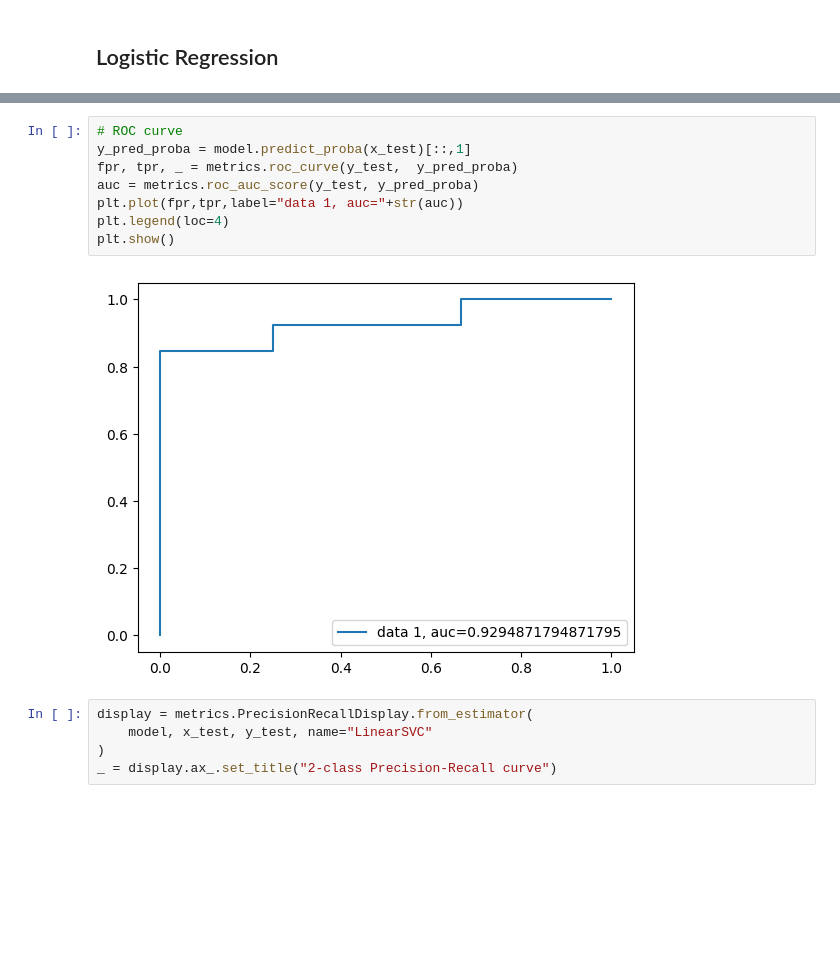
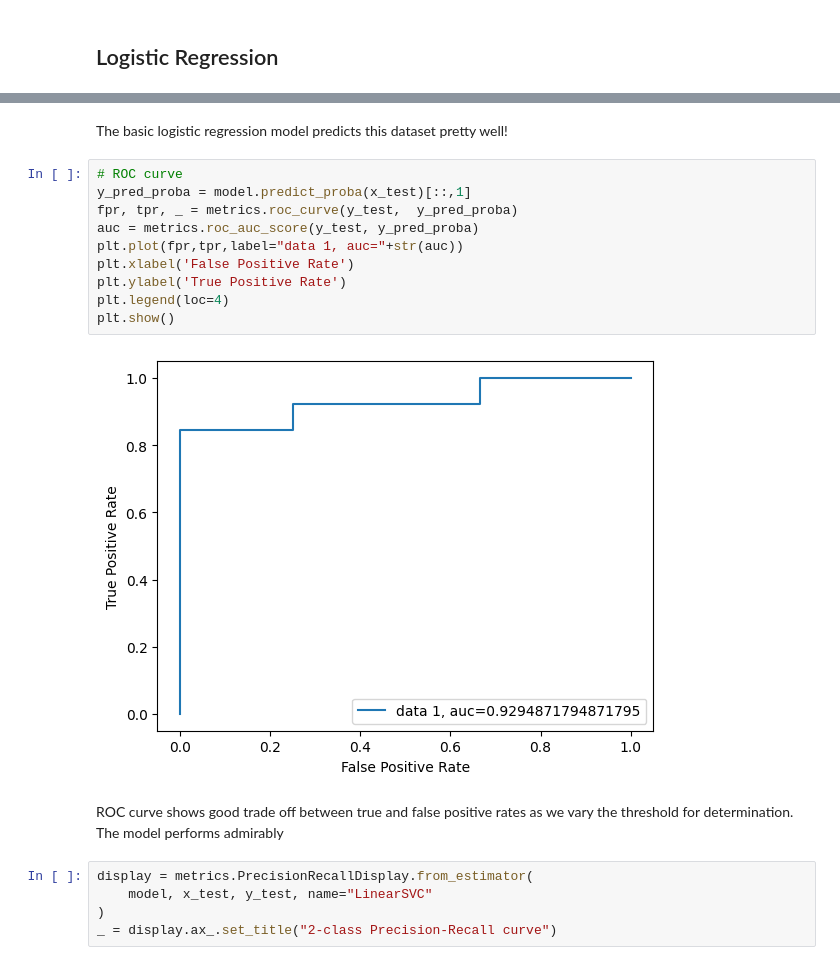
Before and after one commit to mattbevenour/Kodaiya, a Jupyter notebook: model.ipynb, the cells around one changed output, grey strips where cells are left out. Saved outputs shown, nothing was run; the diff lists cells and outputs as text; blank space fills up the shorter version.

```diff
--- a/model.ipynb
+++ b/model.ipynb
@@ -74,16 +77,22 @@ plt.xlabel('Predicted label')
 # %% [output]
 Text(0.5, 427.9555555555555, 'Predicted label')
 [figure]
+# %% [markdown]
+The basic logistic regression model predicts this dataset pretty well!
 # %%
 # ROC curve
 y_pred_proba = model.predict_proba(x_test)[::,1]
 fpr, tpr, _ = metrics.roc_curve(y_test,  y_pred_proba)
 auc = metrics.roc_auc_score(y_test, y_pred_proba)
 plt.plot(fpr,tpr,label="data 1, auc="+str(auc))
+plt.xlabel('False Positive Rate')
+plt.ylabel('True Positive Rate')
 plt.legend(loc=4)
 plt.show()
 # %% [output]
-[figure, old version]
+[figure, new version]
+# %% [markdown]
+ROC curve shows good trade off between true and false positive rates as we vary the threshold for determination. The model performs admirably
 # %%
 display = metrics.PrecisionRecallDisplay.from_estimator(
     model, x_test, y_test, name="LinearSVC"
```
Also changed, not shown: parts of 26 cells of this notebook, 2 other files.
